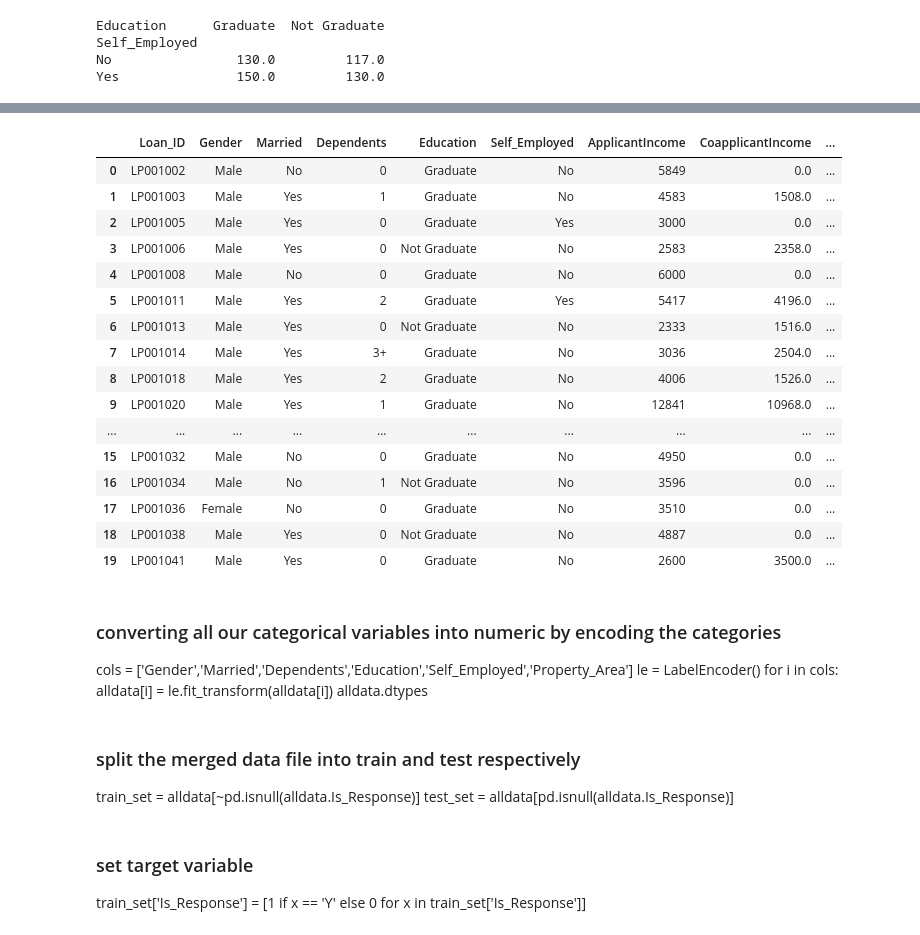
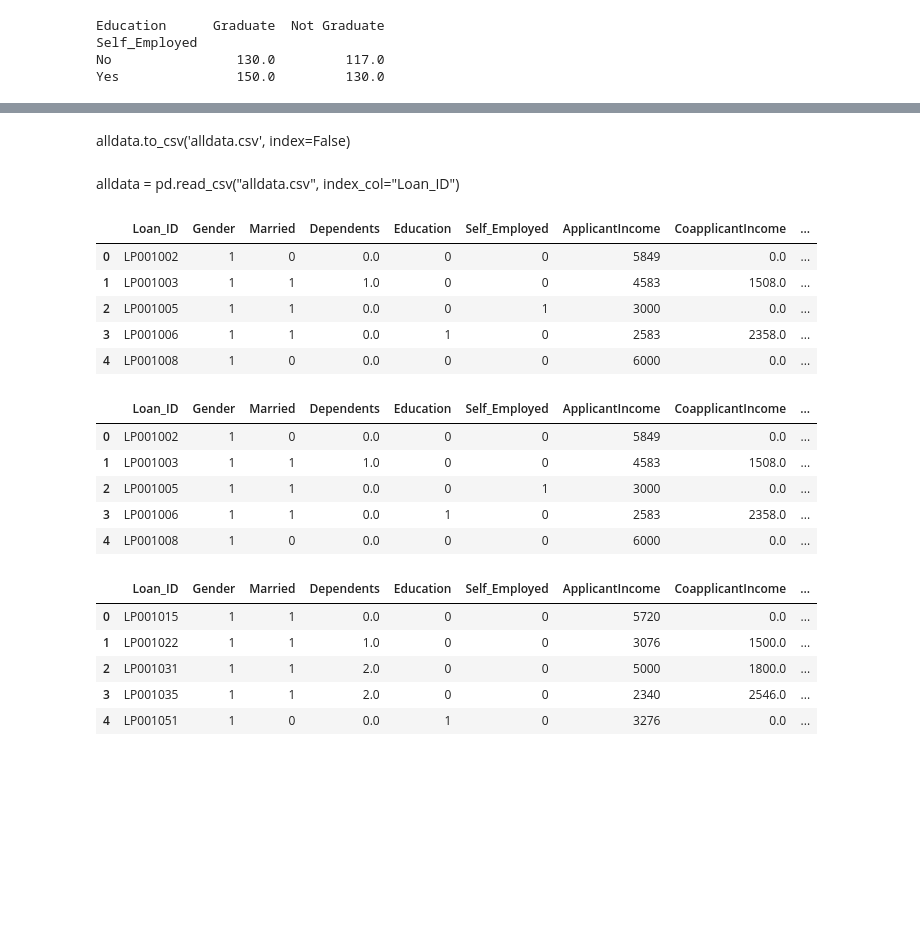
Before and after one commit to Decoder-Paul/Data-Analytics, a Jupyter notebook: AllDataLoanPrediction.ipynb, the cells around one changed output, grey strips where cells are left out. Cells and saved outputs as stored; diff of their text form; code cells hidden in the pictures; blank space fills up the shorter version.

```diff
--- a/AllDataLoanPrediction.ipynb
+++ b/AllDataLoanPrediction.ipynb
@@ -99,3 +184,9 @@ alldata['TotalIncome'] = alldata['ApplicantIncome'] + alldata['CoapplicantIncome
+# %%
+alldata['Loan_Amount_Term'].fillna(alldata['Loan_Amount_Term'].median(),inplace=True)
+# %%
+alldata['LoanAmount_Log']=np.log(alldata['LoanAmount'])
+# %%
+alldata['TotalIncome_log'] = np.log(alldata['TotalIncome'])
 # %%
 #we can see almost all missing values are imputed
 alldata.apply(lambda x: sum(x.isnull()),axis=0)
@@ -116,0 +231,10 @@ dtype: int64
+# %%
+### converting all our categorical variables into numeric by encoding the categories
+cols = ['Gender','Married','Education','Self_Employed','Property_Area']
+le = LabelEncoder()
+for i in cols:
+    alldata[i] = le.fit_transform(alldata[i])
+# %% [markdown]
+alldata.to_csv('alldata.csv', index=False)
+# %% [markdown]
+alldata = pd.read_csv("alldata.csv", index_col="Loan_ID")
@@ -117,34 +250,27 @@ dtype: int64
 # %%
-alldata.head(20)
+alldata.head(5)
 # %% [output]
 |  | Loan_ID | Gender | Married | Dependents | Education | Self_Employed | ApplicantIncome | CoapplicantIncome | ... |
-| 0 | LP001002 | Male | No | 0 | Graduate | No | 5849 | 0.0 | ... |
-| 1 | LP001003 | Male | Yes | 1 | Graduate | No | 4583 | 1508.0 | ... |
-| 2 | LP001005 | Male | Yes | 0 | Graduate | Yes | 3000 | 0.0 | ... |
-| 3 | LP001006 | Male | Yes | 0 | Not Graduate | No | 2583 | 2358.0 | ... |
-| 4 | LP001008 | Male | No | 0 | Graduate | No | 6000 | 0.0 | ... |
-| 5 | LP001011 | Male | Yes | 2 | Graduate | Yes | 5417 | 4196.0 | ... |
-| 6 | LP001013 | Male | Yes | 0 | Not Graduate | No | 2333 | 1516.0 | ... |
-| 7 | LP001014 | Male | Yes | 3+ | Graduate | No | 3036 | 2504.0 | ... |
-| 8 | LP001018 | Male | Yes | 2 | Graduate | No | 4006 | 1526.0 | ... |
-| 9 | LP001020 | Male | Yes | 1 | Graduate | No | 12841 | 10968.0 | ... |
-| ... | ... | ... | ... | ... | ... | ... | ... | ... | ... |
-| 15 | LP001032 | Male | No | 0 | Graduate | No | 4950 | 0.0 | ... |
-| 16 | LP001034 | Male | No | 1 | Not Graduate | No | 3596 | 0.0 | ... |
-| 17 | LP001036 | Female | No | 0 | Graduate | No | 3510 | 0.0 | ... |
-| 18 | LP001038 | Male | Yes | 0 | Not Graduate | No | 4887 | 0.0 | ... |
-| 19 | LP001041 | Male | Yes | 0 | Graduate | No | 2600 | 3500.0 | ... |
+| 0 | LP001002 | 1 | 0 | 0.0 | 0 | 0 | 5849 | 0.0 | ... |
+| 1 | LP001003 | 1 | 1 | 1.0 | 0 | 0 | 4583 | 1508.0 | ... |
+| 2 | LP001005 | 1 | 1 | 0.0 | 0 | 1 | 3000 | 0.0 | ... |
+| 3 | LP001006 | 1 | 1 | 0.0 | 1 | 0 | 2583 | 2358.0 | ... |
+| 4 | LP001008 | 1 | 0 | 0.0 | 0 | 0 | 6000 | 0.0 | ... |
-# %% [markdown]
-### converting all our categorical variables into numeric by encoding the categories
-cols = ['Gender','Married','Dependents','Education','Self_Employed','Property_Area']
-le = LabelEncoder()
-for i in cols:
-    alldata[i] = le.fit_transform(alldata[i])
-alldata.dtypes
-# %% [markdown]
-### split the merged data file into train and test respectively
-train_set = alldata[~pd.isnull(alldata.Is_Response)]
-test_set = alldata[pd.isnull(alldata.Is_Response)]
-# %% [markdown]
-### set target variable
-train_set['Is_Response'] = [1 if x == 'Y' else 0 for x in train_set['Is_Response']]
+# %%
+train_set.head(5)
+# %% [output]
+|  | Loan_ID | Gender | Married | Dependents | Education | Self_Employed | ApplicantIncome | CoapplicantIncome | ... |
+| 0 | LP001002 | 1 | 0 | 0.0 | 0 | 0 | 5849 | 0.0 | ... |
+| 1 | LP001003 | 1 | 1 | 1.0 | 0 | 0 | 4583 | 1508.0 | ... |
+| 2 | LP001005 | 1 | 1 | 0.0 | 0 | 1 | 3000 | 0.0 | ... |
+| 3 | LP001006 | 1 | 1 | 0.0 | 1 | 0 | 2583 | 2358.0 | ... |
+| 4 | LP001008 | 1 | 0 | 0.0 | 0 | 0 | 6000 | 0.0 | ... |
+# %%
+test_set.head(5)
+# %% [output]
+|  | Loan_ID | Gender | Married | Dependents | Education | Self_Employed | ApplicantIncome | CoapplicantIncome | ... |
+| 0 | LP001015 | 1 | 1 | 0.0 | 0 | 0 | 5720 | 0.0 | ... |
+| 1 | LP001022 | 1 | 1 | 1.0 | 0 | 0 | 3076 | 1500.0 | ... |
+| 2 | LP001031 | 1 | 1 | 2.0 | 0 | 0 | 5000 | 1800.0 | ... |
+| 3 | LP001035 | 1 | 1 | 2.0 | 0 | 0 | 2340 | 2546.0 | ... |
+| 4 | LP001051 | 1 | 0 | 0.0 | 1 | 0 | 3276 | 0.0 | ... |
```
Also changed, not shown: parts of 37 cells of this notebook.
